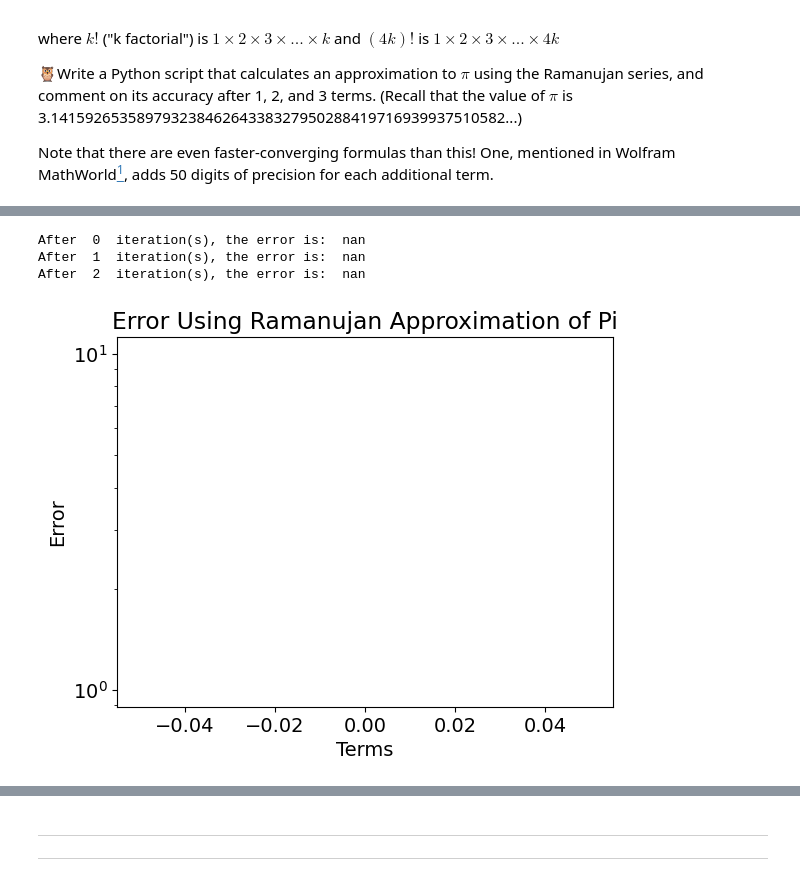
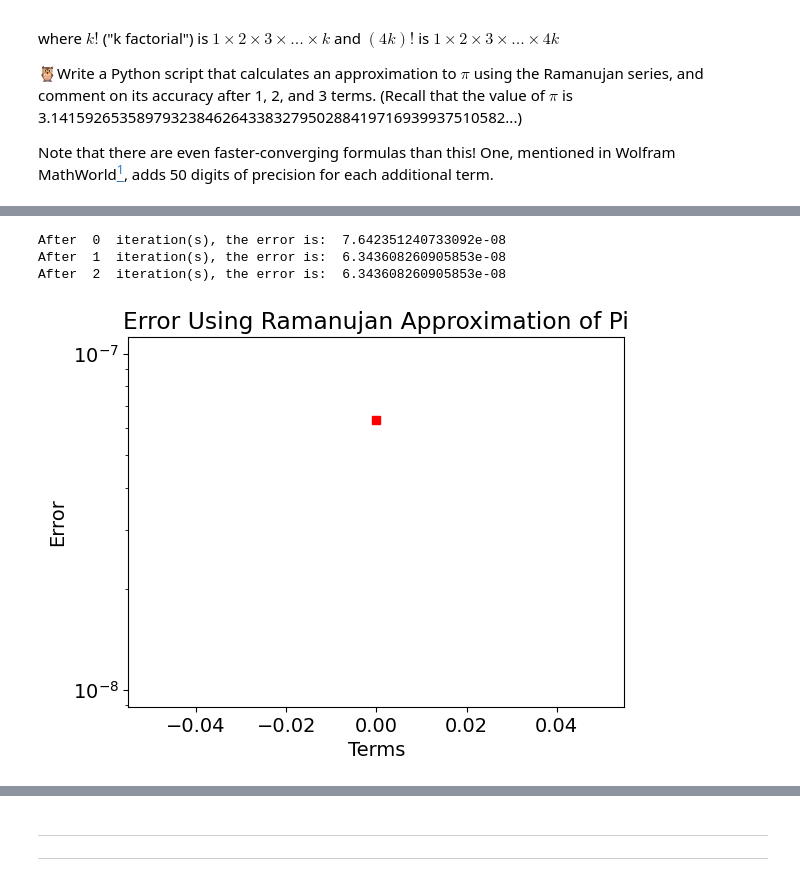
Before and after one commit to XanaXner/IntroductionToComputationalPhysics, a Jupyter notebook: Copy_of_N_Ways_of_Measuring_PI.ipynb, the cells around one changed output, grey strips where cells are left out. Saved outputs shown, nothing was run; the diff lists cells and outputs as text; code cells hidden in the pictures.

```diff
--- a/Copy_of_N_Ways_of_Measuring_PI.ipynb
+++ b/Copy_of_N_Ways_of_Measuring_PI.ipynb
@@ -212,25 +212,30 @@ You might only get the $k=0$ and $k=1$ term on your plot because of how quickly
 # %%
 # ANSWER ME
 ramanujan = []
+constant = (2*np.sqrt(2)) / 9801
 for k in range(3):
-  ramanujan.append(((2*np.sqrt(2))/9801)*(( (np.prod(4*k))*(1103 + 26390*k) ) / ( ((np.prod(k))**4)*396**(4*k) )))
+  if(k == 0):
+    term = 1103
+  else:
+    term = ( np.prod(4*k)*(1103 + 26930*k)) / ((396**(4*k))*(np.prod(k))**4)
+  ramanujan.append(constant * term)
 cumRamanujan = np.cumsum(np.array(ramanujan))
 
 
 for i in range(3):
   print("After ", i, " iteration(s), the error is: ", np.abs( np.pi - (1 / cumRamanujan[i])))
 
 plt.plot(np.abs( np.pi - (1 / cumRamanujan[i])), 'r-')
 plt.xlabel("Terms")
 plt.ylabel("Error")
 plt.title("Error Using Ramanujan Approximation of Pi")
 plt.yscale('log')
 plt.show()
 # %% [output]
-After  0  iteration(s), the error is:  nan
-After  1  iteration(s), the error is:  nan
-After  2  iteration(s), the error is:  nan
+After  0  iteration(s), the error is:  7.642351240733092e-08
+After  1  iteration(s), the error is:  6.343608260905853e-08
+After  2  iteration(s), the error is:  6.343608260905853e-08
-[figure, old version]
+[figure, new version]
 # %% [markdown]
 <div><img src="https://clark.physics.illinois.edu/246img/AnsEnd.svg" width=200 align=left alt="Answer (end)"></img><br></div>
 # %% [markdown]
```
Also changed, not shown: parts of 5 cells of this notebook.
